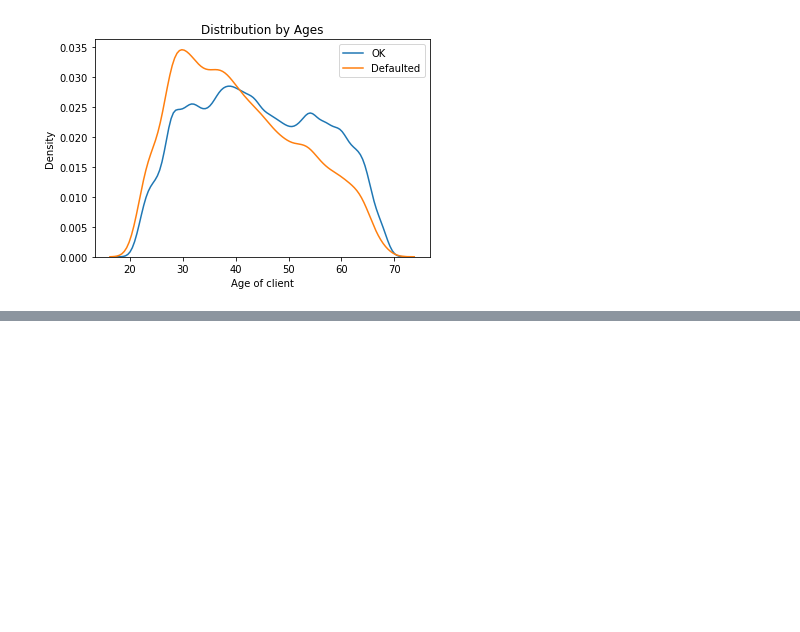
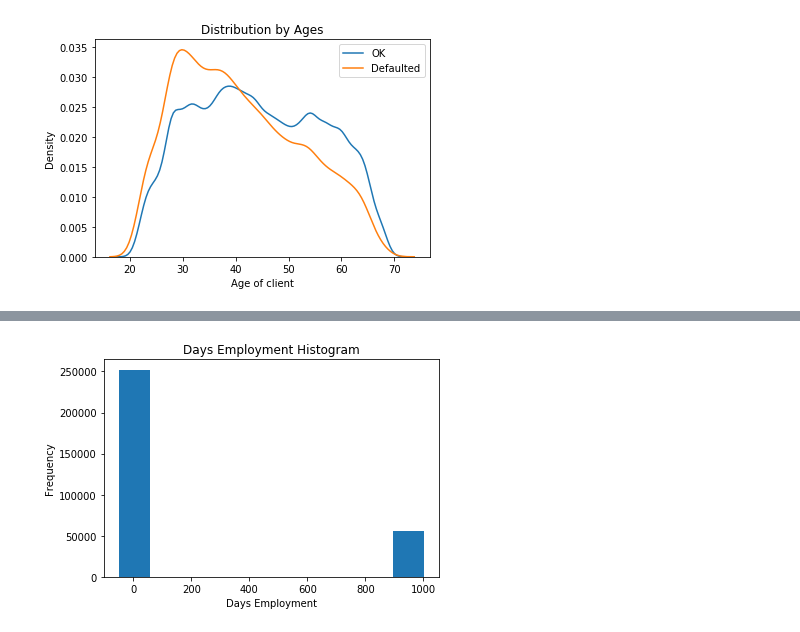
Before and after one commit to Naihan/TCDS, a Jupyter notebook: loans_for_submit.ipynb, the cells around one changed output, grey strips where cells are left out. Cells and saved outputs as stored; diff of their text form; code cells hidden in the pictures; blank space fills up the shorter version.

```diff
--- a/loans_for_submit.ipynb
+++ b/loans_for_submit.ipynb
@@ -213,0 +293,6 @@ sns.boxplot(y=master_df['DAYS_BIRTH']/365,x=master_df['TARGET'])
+# %%
+#lets see the distribution of employment in years
+(master_df['DAYS_EMPLOYED'] /365 ).plot.hist(title = 'Days Employment Histogram');
+plt.xlabel('Days Employment');
+# %% [output]
+[figure, added]
```
Also changed, not shown: parts of 15 cells of this notebook.
